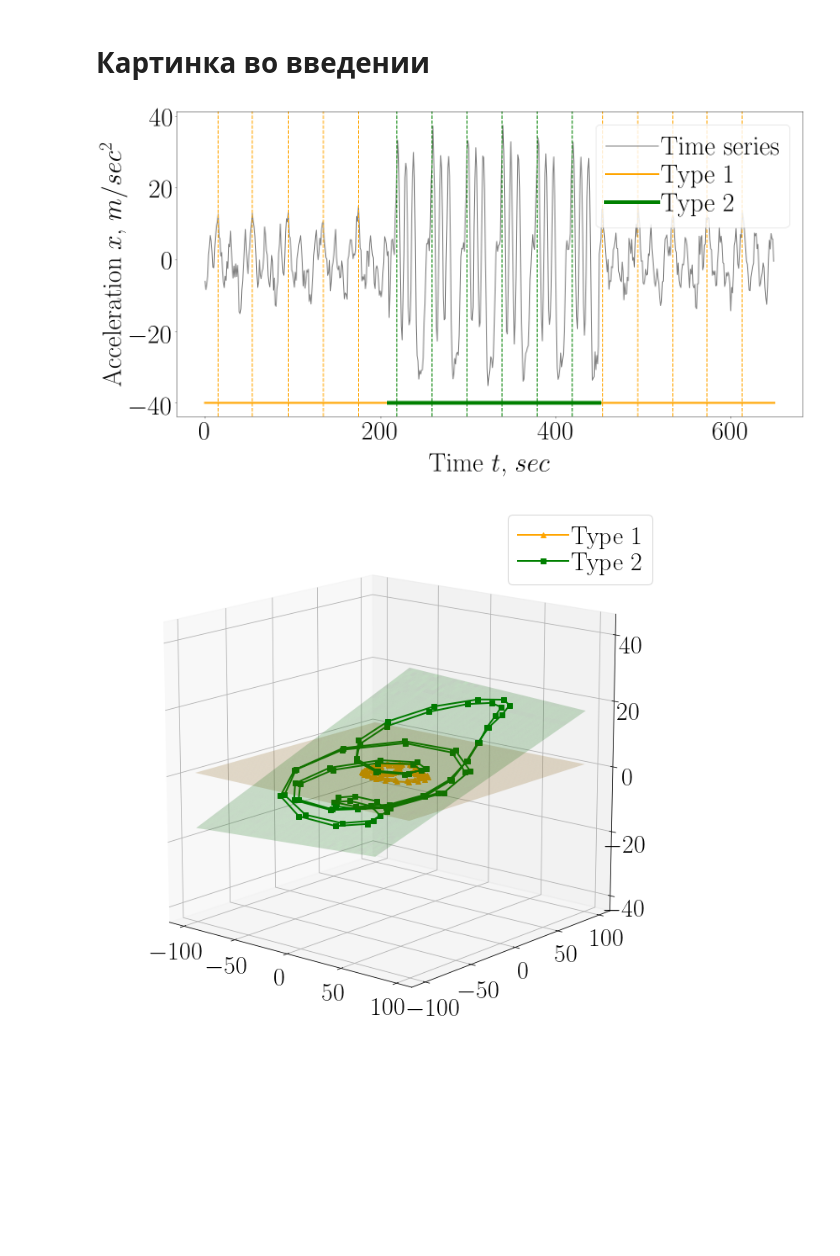
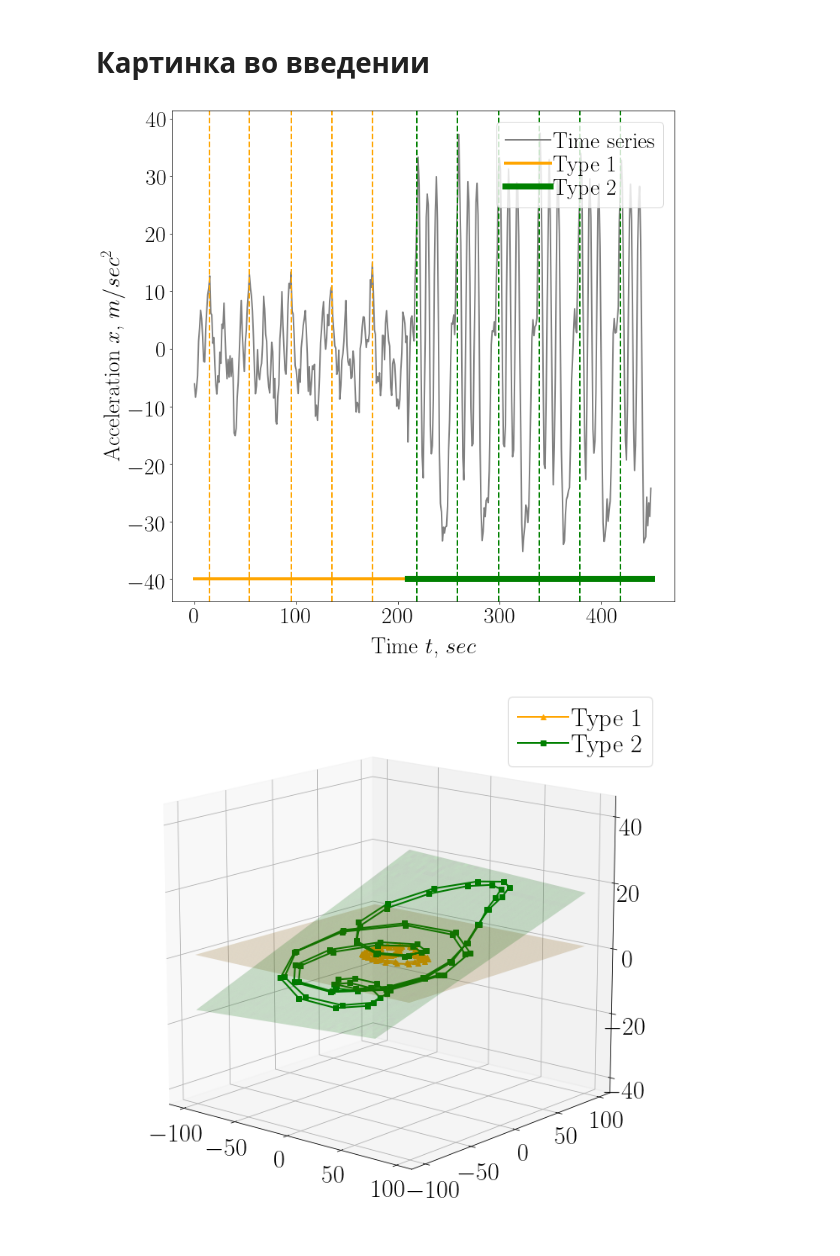
Before and after one commit to andriygav/TimeSeriesClustering, a Jupyter notebook: code/graph.ipynb, the cells around one changed output. Cells and saved outputs as stored; diff of their text form; code cells hidden in the pictures; blank space fills up the shorter version.

Commit message:
fixed text

```diff
--- a/code/graph.ipynb
+++ b/code/graph.ipynb
@@ -284,50 +284,50 @@ data = pd.read_csv('./SyntheticData/2_patern/1.csv')
 # plt.plot(data.values)
 # plt.show()
 # %%
-X_intro = (data.values[1150:1800]).reshape([1,-1,1])
+X_intro = (data.values[1150:1600]).reshape([1,-1,1])
 
 # plt.plot(X_intro[0])
 # plt.show()
 # %%
-List_of_point = [np.array([15, 54, 95, 135, 175, 454, 494, 534, 573, 613]), np.array([219, 259, 299, 339, 379, 419])]
+List_of_point = [np.array([15, 54, 95, 135, 175]), np.array([219, 259, 299, 339, 379, 419])]
 # %%
-Text_size = 56
+Text_size = 30
 
 plt.rcParams['lines.linewidth'] = 2
 plt.rcParams['lines.markersize'] = 8
 plt.rcParams['xtick.labelsize'] = Text_size
 plt.rcParams['ytick.labelsize'] = Text_size
 plt.rcParams['legend.fontsize'] = Text_size
 plt.rcParams['axes.titlesize']=Text_size
 plt.rcParams['axes.labelsize']=Text_size
-plt.rcParams['figure.figsize'] = (24.0, 12.0)
+plt.rcParams['figure.figsize'] = (12.0, 12.0)
 plt.rcParams['font.size'] = Text_size
 plt.rcParams["legend.labelspacing"] = 0.1
 plt.rcParams["legend.handletextpad"] = 0.1
 #################################################
 
 _ = plt.plot(X_intro[0], '-', color = 'gray', label = 'Time series')
 
 list_ = [-40, -40]
 _ = plt.plot([0, 210], list_, linewidth = 4, color = color[0], label = "Type 1")
-_ = plt.plot([450, 650], list_, linewidth = 4, color = color[0])
+# _ = plt.plot([450, 650], list_, linewidth = 4, color = color[0])
 _ = plt.plot([210, 450], list_, linewidth = 8, color = color[1], label = "Type 2")
 
 for t in [0, 1]:
     for x in List_of_point[t]:
         _ = plt.axvline(x = x, linewidth = 2, linestyle = '--', color = color[t])
 
 
 plt.xlabel('time', labelpad=12)
 # plt.grid()
 plt.legend(loc = 'upper right')
 plt.xlabel('Time $t$, $sec$')
 plt.ylabel('Acceleration $x$, $m/sec^2$')
 plt.savefig('./' + folder_result + '/example.png', bbox_inches='tight')
 
 plt.show()
 # %% [output]
-[figure, old version]
+[figure, new version]
 # %%
 phase_track_intro = lib.return_phase_track(X_intro[:, 0:100, :], 20)
 model = PCA(n_components=2)
```
Also changed, not shown: 4 other files.
